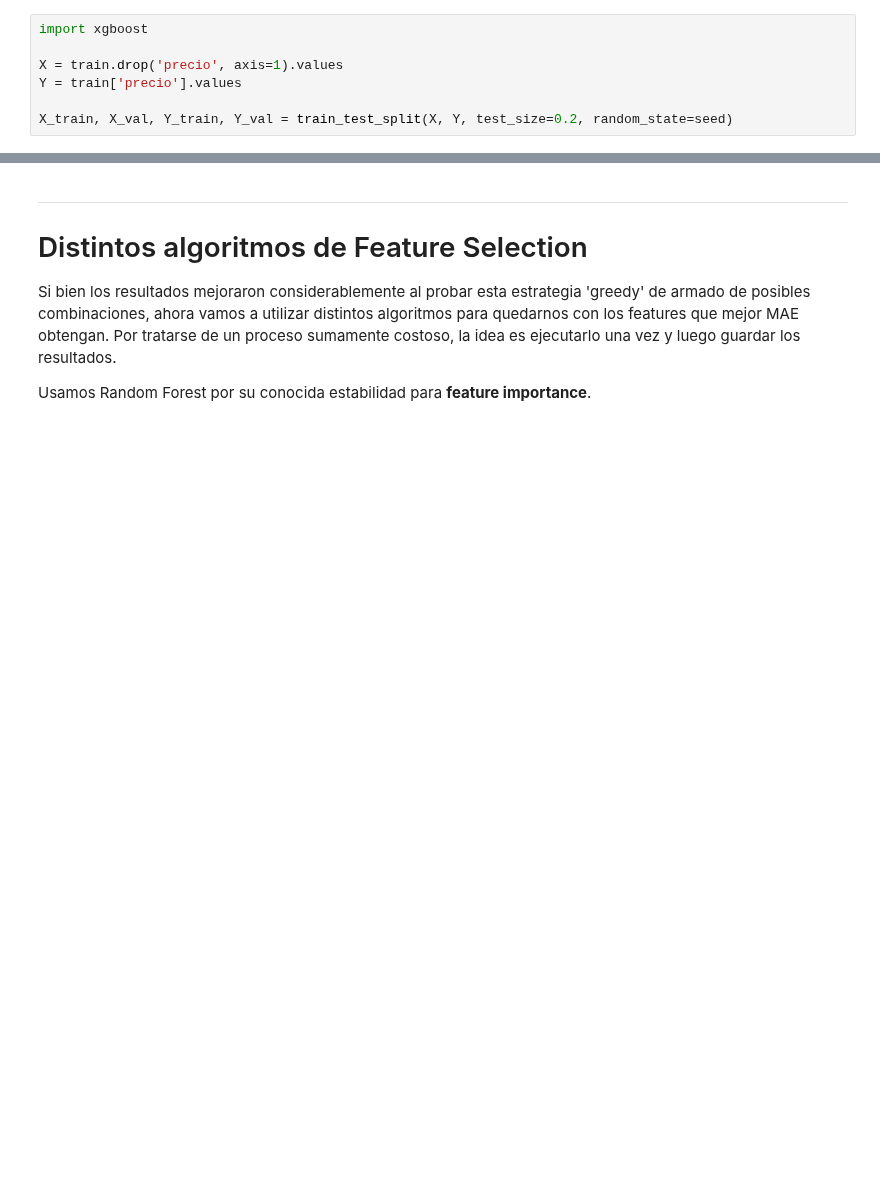
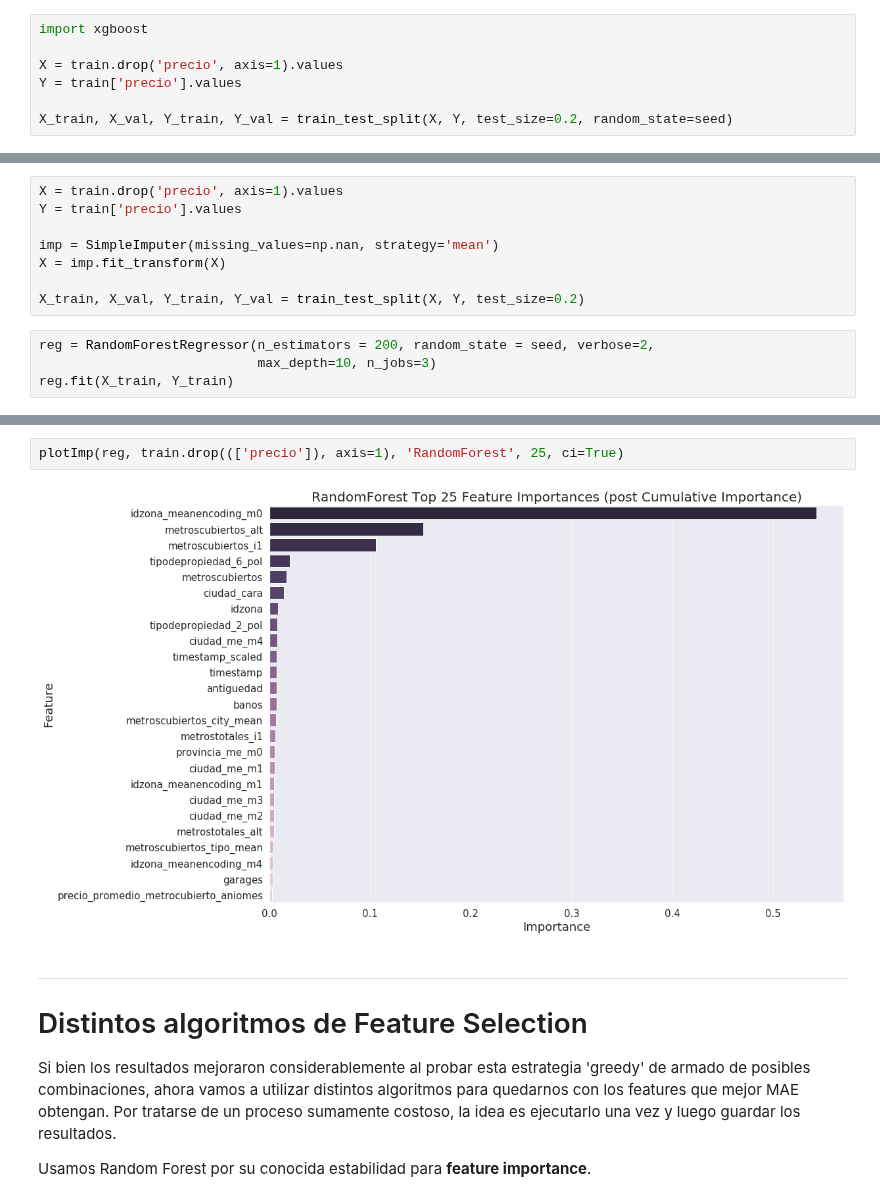
Before and after one commit to nicomatex/datos_tp2_2c2019, a Jupyter notebook: feature_selection.ipynb, the cells around one changed output, grey strips where cells are left out. Cells and saved outputs as stored; diff of their text form; blank space fills up the shorter version.

```diff
--- a/feature_selection.ipynb
+++ b/feature_selection.ipynb
@@ -599,0 +709,12 @@ plotImp_xgb(reg, train.drop((['precio']), axis=1), 50)
+# %%
+X = train.drop('precio', axis=1).values
+Y = train['precio'].values
+
+imp = SimpleImputer(missing_values=np.nan, strategy='mean')
+X = imp.fit_transform(X)
+
+X_train, X_val, Y_train, Y_val = train_test_split(X, Y, test_size=0.2)
+# %%
+reg = RandomForestRegressor(n_estimators = 200, random_state = seed, verbose=2,
+                            max_depth=10, n_jobs=3)
+reg.fit(X_train, Y_train)
@@ -600,3 +784,7 @@ plotImp_xgb(reg, train.drop((['precio']), axis=1), 50)
+# %%
+plotImp(reg, train.drop((['precio']), axis=1), 'RandomForest', 25, ci=True)
+# %% [output]
+[figure, added]
 # %% [markdown]
 <hr>
 
```
Also changed, not shown: parts of 26 cells of this notebook, 7 other files.
